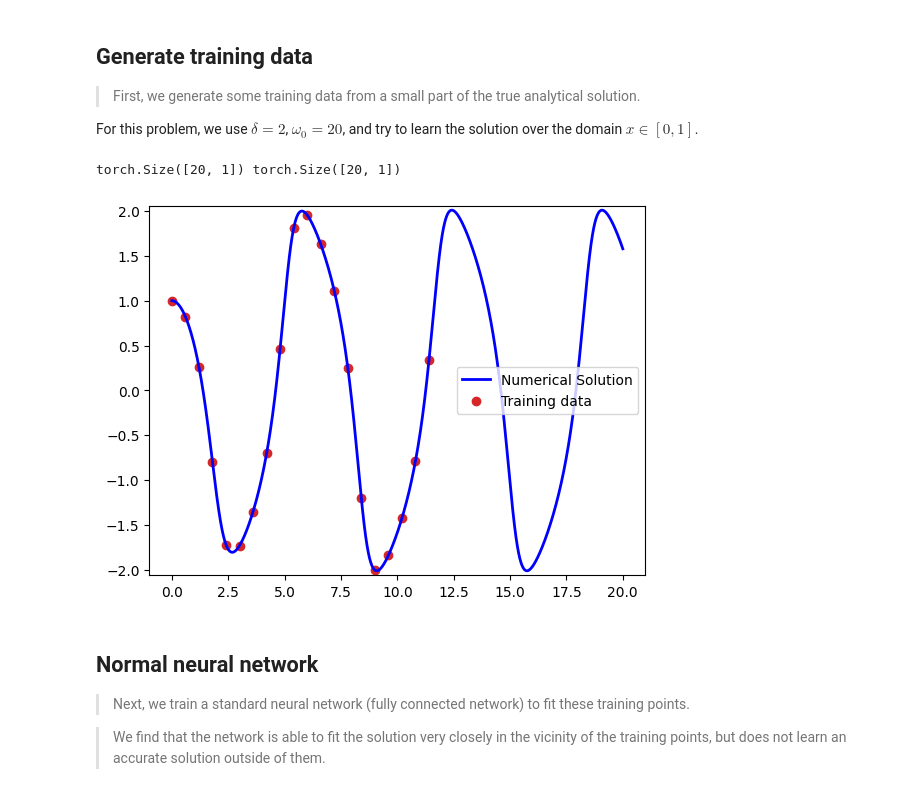
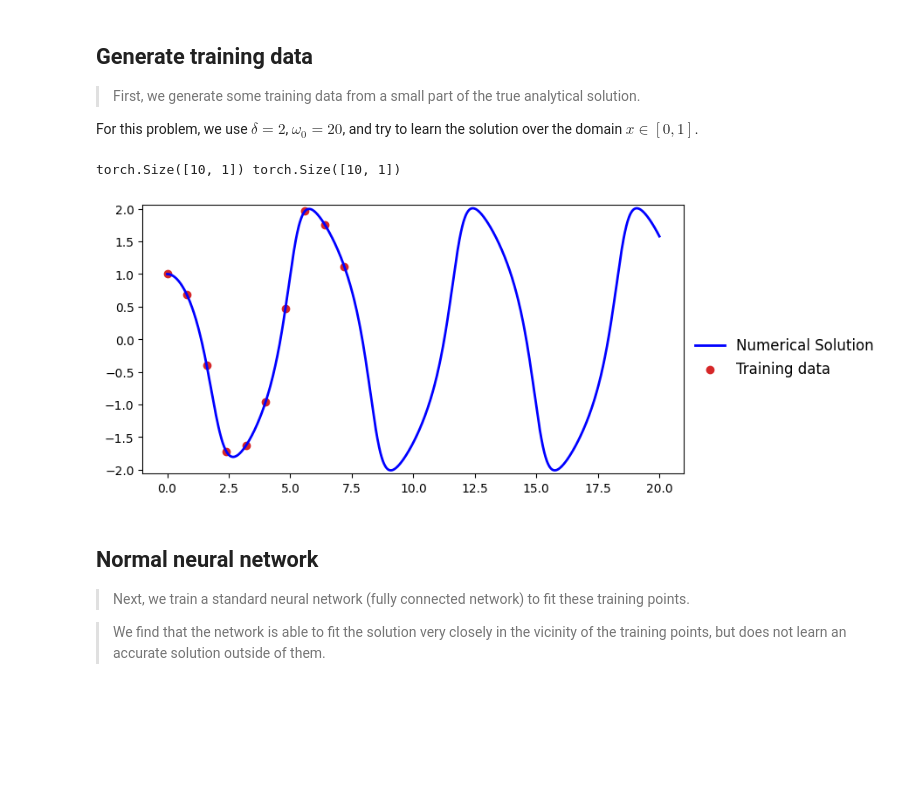
Before and after one commit to Mehdi-Haned/PINNs-Spring2025, a Jupyter notebook: Van der Pol PINN.ipynb, the cells around one changed output. Drawn from its saved outputs; the diff is of its cells as text; code cells hidden in the pictures; blank space fills up the shorter version.

```diff
--- a/Van der Pol PINN.ipynb
+++ b/Van der Pol PINN.ipynb
@@ -52,39 +53,42 @@ For this problem, we use $\delta=2$, $\omega_0=20$, and try to learn the solutio
 
 mu = 1
 X0 = [1, 0]
 
 # time domain
 ti = 0
 tf = 20
 N  = 5000
 t = torch.linspace(ti, tf, N).view(-1,1)
 
 # Numerical Solution
 def ODE(X, t):
     dXdt = [X[1], mu*(1-X[0]**2)*X[1]-X[0]]
     return dXdt
 
 solution = odeint(ODE, X0, t.numpy().flatten())
 x        = torch.from_numpy(solution[:,0]).view(-1,1)
 x_max    = torch.max(torch.abs(x))
 
 solution.dtype = np.double
 
 # Pick a few points from the left hand side to be training data
-t_data = t[0:3000:150]
-x_data = x[0:3000:150]
+t_data = t[0:2000:200]
+x_data = x[0:2000:200]
 print(t_data.shape, x_data.shape)
 
-plt.figure()
+plt.figure(figsize=(8,4))
 
 plt.plot(t, solution[:,0], label="Numerical Solution", color='b', lw=2, alpha=1, linestyle='-')
 plt.scatter(t_data, x_data, color="tab:red", label="Training data")
 plt.ylim(-x_max-.05, x_max+0.05)
-plt.legend()
+
+l = plt.legend(loc=(1.01, 0.34), frameon=False, fontsize="large")
+plt.setp(l.get_texts(), color="k")
+
 plt.show()
 # %% [output]
-torch.Size([20, 1]) torch.Size([20, 1])
+torch.Size([10, 1]) torch.Size([10, 1])
-[figure, old version]
+[figure, new version]
 # %%
 # Plotting Function
 
```
Also changed, not shown: parts of 5 cells of this notebook, 11 other files.
